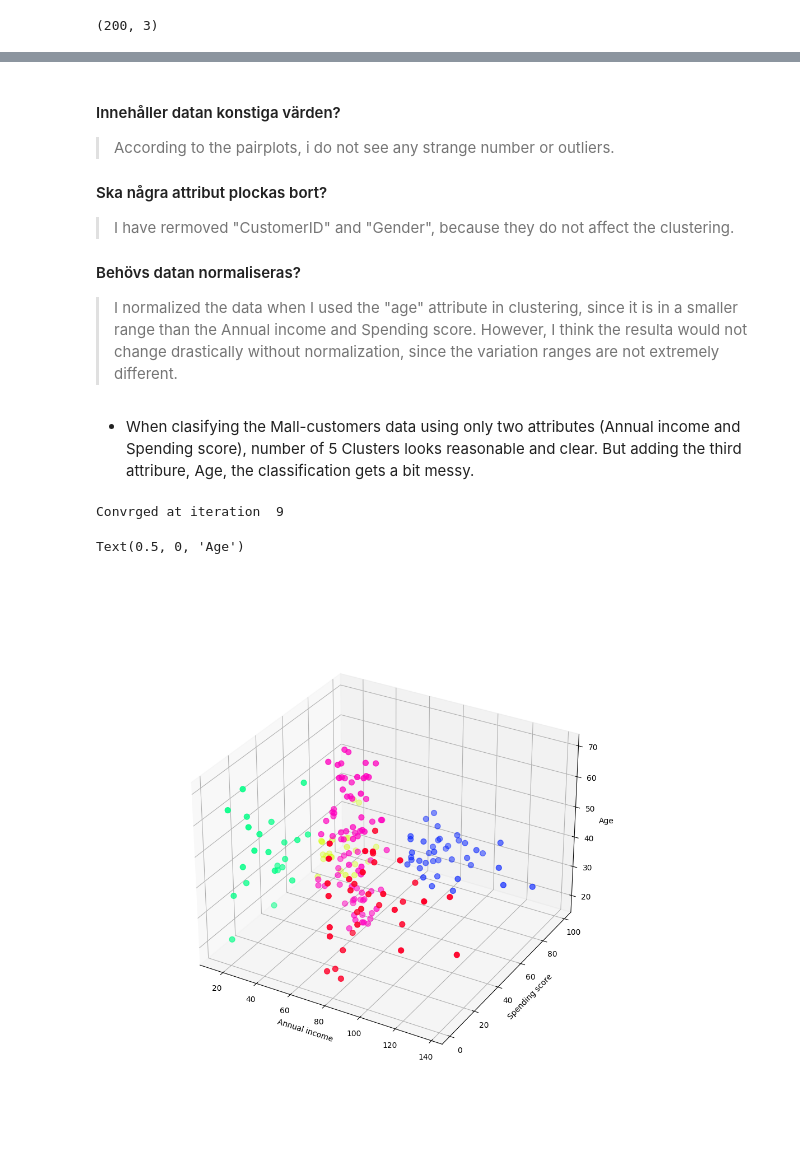
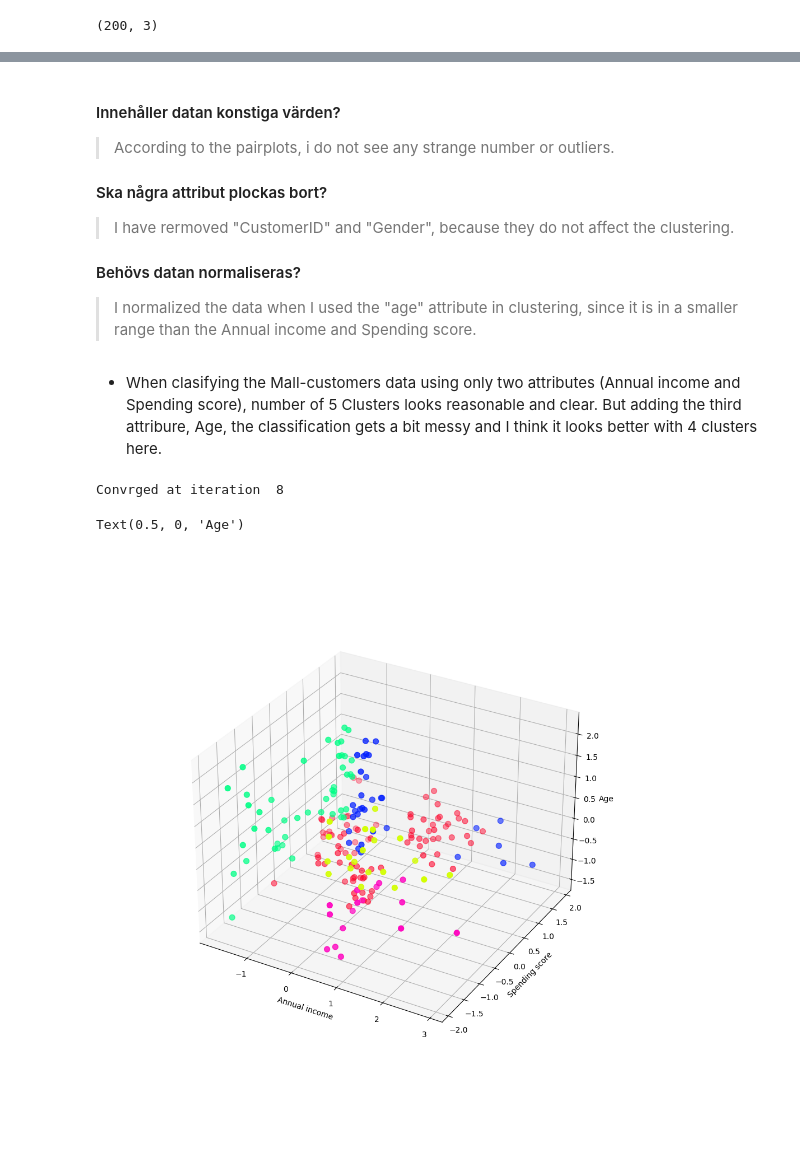
Before and after one commit to Samar-ds/Ml_inlamning, a Jupyter notebook: Samar_Kmeans.ipynb, the cells around one changed output, grey strips where cells are left out. Saved outputs shown, nothing was run; the diff lists cells and outputs as text; code cells hidden in the pictures.

```diff
--- a/Samar_Kmeans.ipynb
+++ b/Samar_Kmeans.ipynb
@@ -360,26 +366,26 @@ Convrged at iteration  18
 #### Ska några attribut plockas bort?
 > I have rermoved "CustomerID" and "Gender", because they do not affect the clustering.
 #### Behövs datan normaliseras?
-> I normalized the data when I used the "age" attribute in clustering, since it is in a smaller range than the Annual income and Spending score. However, I think the resulta would not change drastically without normalization, since the variation ranges are not extremely different.
+> I normalized the data when I used the "age" attribute in clustering, since it is in a smaller range than the Annual income and Spending score.
 # %% [markdown]
-- When clasifying the Mall-customers data using only two attributes (Annual income and Spending score), number of 5 Clusters looks reasonable and clear. But adding the third attribure, Age, the classification gets a bit messy.
+- When clasifying the Mall-customers data using only two attributes (Annual income and Spending score), number of 5 Clusters looks reasonable and clear. But adding the third attribure, Age, the classification gets a bit messy and I think it looks better with 4 clusters here.
 # %%
 %matplotlib widget
 # %%
 ks = 5
 N_iterations = 10
-DATA = Mall_small
+DATA = Mall_scaled
 CENT,CLF = Kmeans(DATA,ks,N_iterations)
 
 from mpl_toolkits import mplot3d
 
 fig = plt.figure(figsize=(10,10))
 ax = fig.add_subplot(111,projection='3d')
-ax.scatter3D(DATA[:,0], DATA[:,1], data3.iloc[:,0].values, c=CLF, s=50, cmap='gist_rainbow_r')
+ax.scatter3D(DATA[:,1], DATA[:,2], DATA[:,0], c=CLF, s=50, cmap='gist_rainbow_r')
 ax.set_xlabel('Annual income')
 ax.set_ylabel('Spending score')
 ax.set_zlabel('Age')
 # %% [output]
-Convrged at iteration  9
+Convrged at iteration  8
 Text(0.5, 0, 'Age')
-[figure, old version]
+[figure, new version]
```
Also changed, not shown: parts of 12 cells of this notebook.
